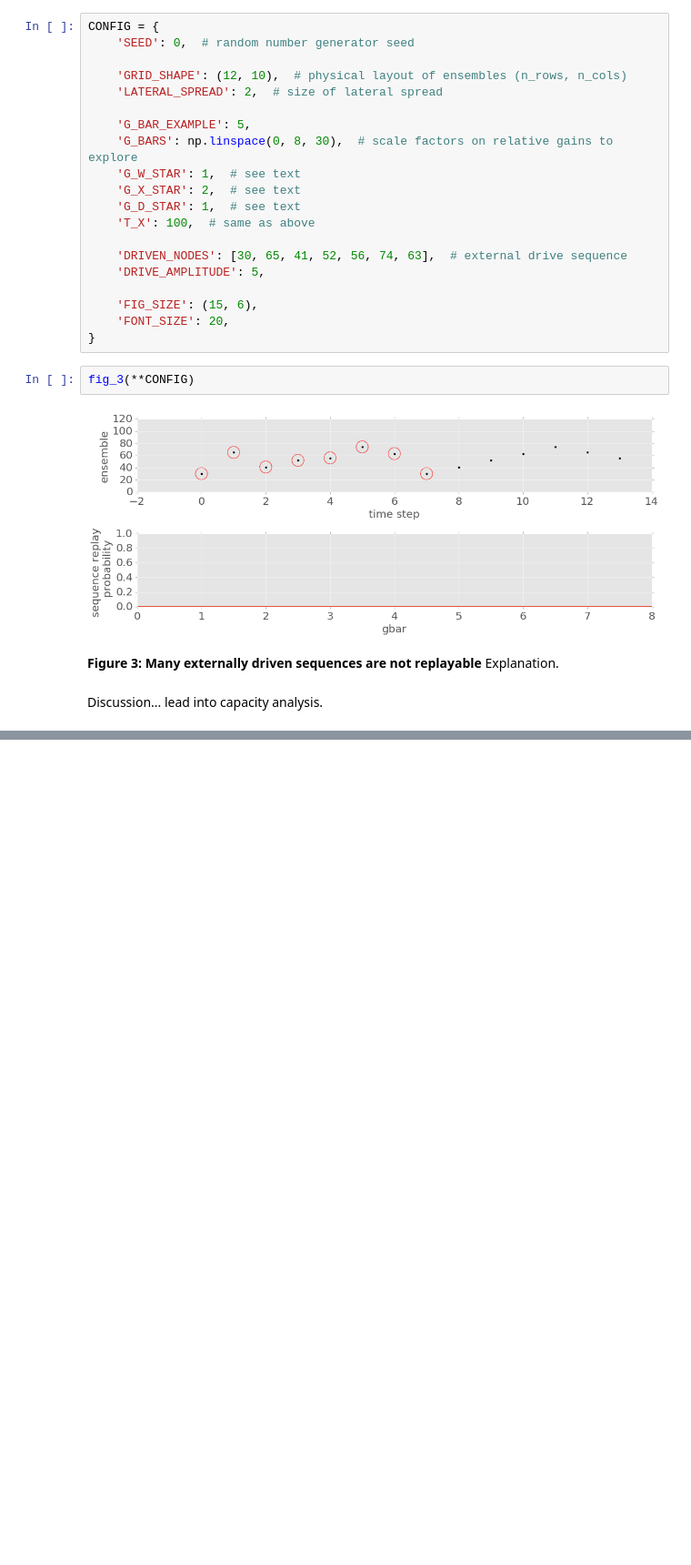
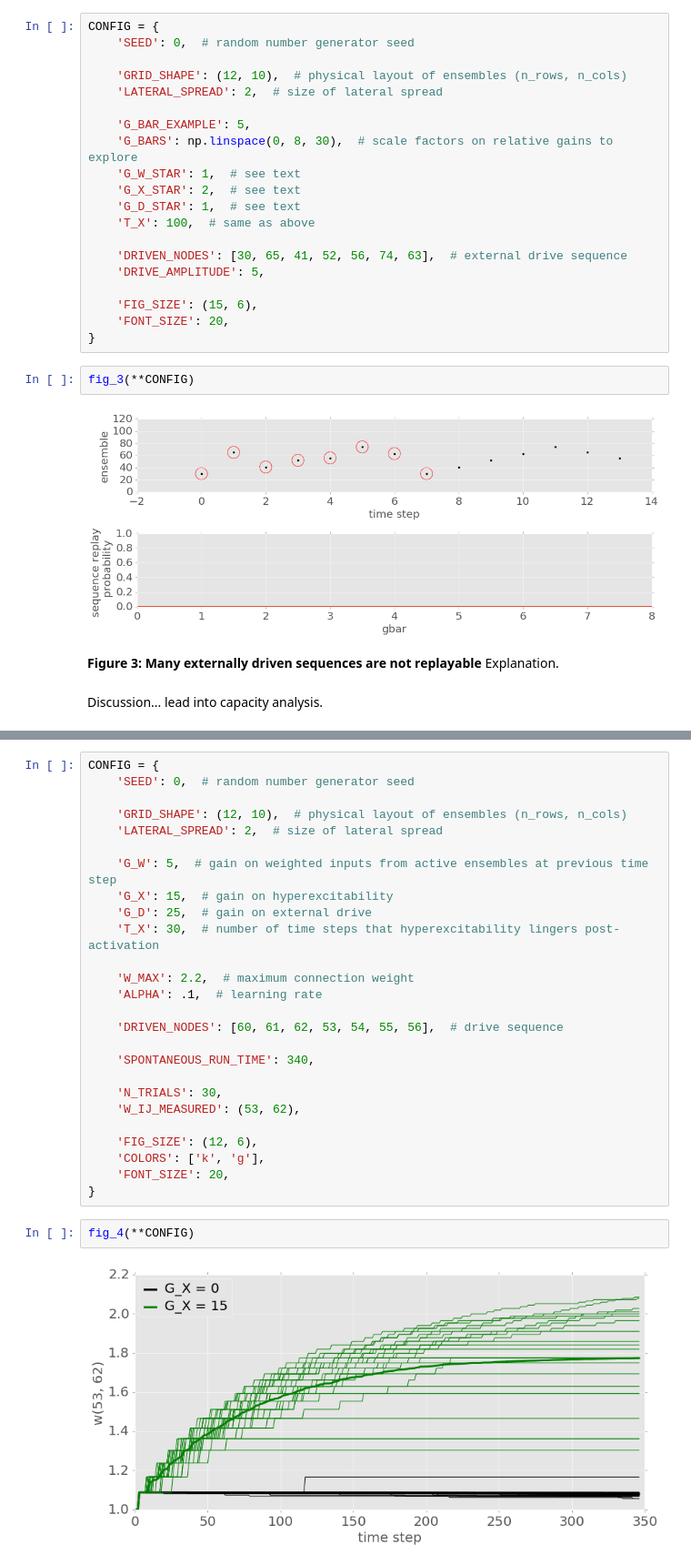
Before and after one commit to rkp8000/nothing_but_reruns, a Jupyter notebook: _1_feed_forward_demonstrations.ipynb, the cells around one changed output, grey strips where cells are left out. Shown at 91% size. Cells and saved outputs as stored; diff of their text form; blank space fills up the shorter version.

Commit message:
Add demo of combining replay with STDP to quickly learn new stimulus statistics.

```diff
--- a/_1_feed_forward_demonstrations.ipynb
+++ b/_1_feed_forward_demonstrations.ipynb
@@ -140,0 +146,30 @@ Discussion... lead into capacity analysis.
+# %%
+CONFIG = {
+    'SEED': 0,  # random number generator seed
+
+    'GRID_SHAPE': (12, 10),  # physical layout of ensembles (n_rows, n_cols)
+    'LATERAL_SPREAD': 2,  # size of lateral spread
+
+    'G_W': 5,  # gain on weighted inputs from active ensembles at previous time step
+    'G_X': 15,  # gain on hyperexcitability
+    'G_D': 25,  # gain on external drive
+    'T_X': 30,  # number of time steps that hyperexcitability lingers post-activation
+
+    'W_MAX': 2.2,  # maximum connection weight
+    'ALPHA': .1,  # learning rate
+
+    'DRIVEN_NODES': [60, 61, 62, 53, 54, 55, 56],  # drive sequence
+
+    'SPONTANEOUS_RUN_TIME': 340,
+
+    'N_TRIALS': 30,
+    'W_IJ_MEASURED': (53, 62),
+
+    'FIG_SIZE': (12, 6),
+    'COLORS': ['k', 'g'],
+    'FONT_SIZE': 20,
+}
+# %%
+fig_4(**CONFIG)
+# %% [output]
+[figure, added]
```
Also changed, not shown: parts of 3 cells of this notebook.
